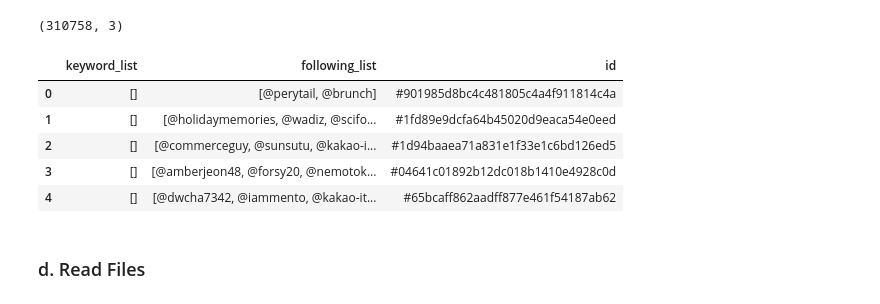
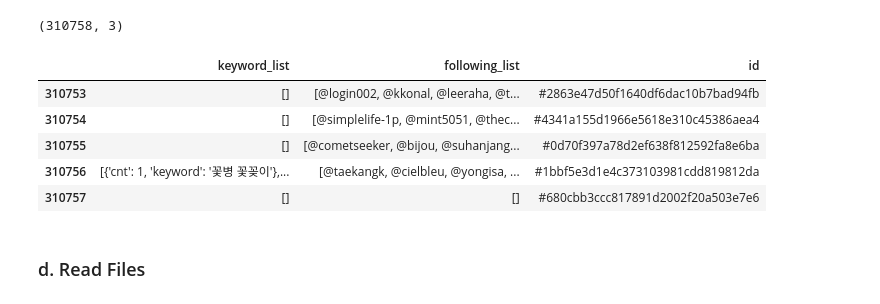
Before and after one commit to RecKIE7/kakao-arena-brunch, a Jupyter notebook: preprocessing/EDA.ipynb, the cells around one changed output. Saved outputs shown, nothing was run; the diff lists cells and outputs as text; code cells hidden in the pictures.

```diff
--- a/preprocessing/EDA.ipynb
+++ b/preprocessing/EDA.ipynb
@@ -29,5 +34,3 @@ register_matplotlib_converters()
-# %%
-directory = conf.data_root
 # %% [markdown]
 ## 1. Data Read
 # %% [markdown]
@@ -73,14 +76,14 @@ users.shape
 # %% [output]
 (310758, 3)
 # %%
-users.head()
+users.tail()
 # %% [output]
 |  | keyword_list | following_list | id |
-| 0 | [] | [@perytail, @brunch] | #901985d8bc4c481805c4a4f911814c4a |
-| 1 | [] | [@holidaymemories, @wadiz, @scifo... | #1fd89e9dcfa64b45020d9eaca54e0eed |
-| 2 | [] | [@commerceguy, @sunsutu, @kakao-i... | #1d94baaea71a831e1f33e1c6bd126ed5 |
-| 3 | [] | [@amberjeon48, @forsy20, @nemotok... | #04641c01892b12dc018b1410e4928c0d |
-| 4 | [] | [@dwcha7342, @iammento, @kakao-it... | #65bcaff862aadff877e461f54187ab62 |
+| 310753 | [] | [@login002, @kkonal, @leeraha, @t... | #2863e47d50f1640df6dac10b7bad94fb |
+| 310754 | [] | [@simplelife-1p, @mint5051, @thec... | #4341a155d1966e5618e310c45386aea4 |
+| 310755 | [] | [@cometseeker, @bijou, @suhanjang... | #0d70f397a78d2ef638f812592fa8e6ba |
+| 310756 | [{'cnt': 1, 'keyword': '꽃병 꽃꽂이'},... | [@taekangk, @cielbleu, @yongisa, ... | #1bbf5e3d1e4c373103981cdd819812da |
+| 310757 | [] | [] | #680cbb3ccc817891d2002f20a503e7e6 |
 # %% [markdown]
 ### d. Read Files
 # %%
```
Also changed, not shown: parts of 30 cells of this notebook, 6 other files.
